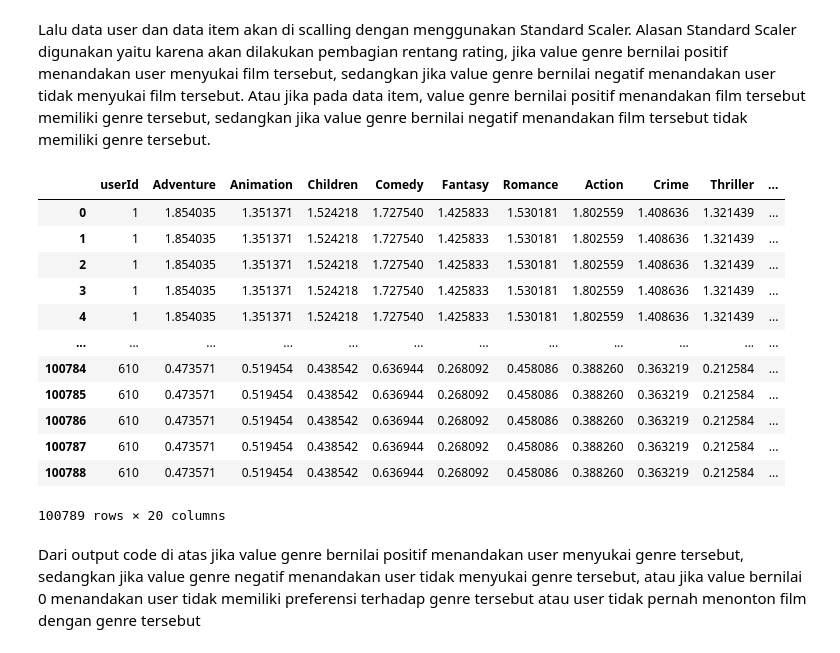
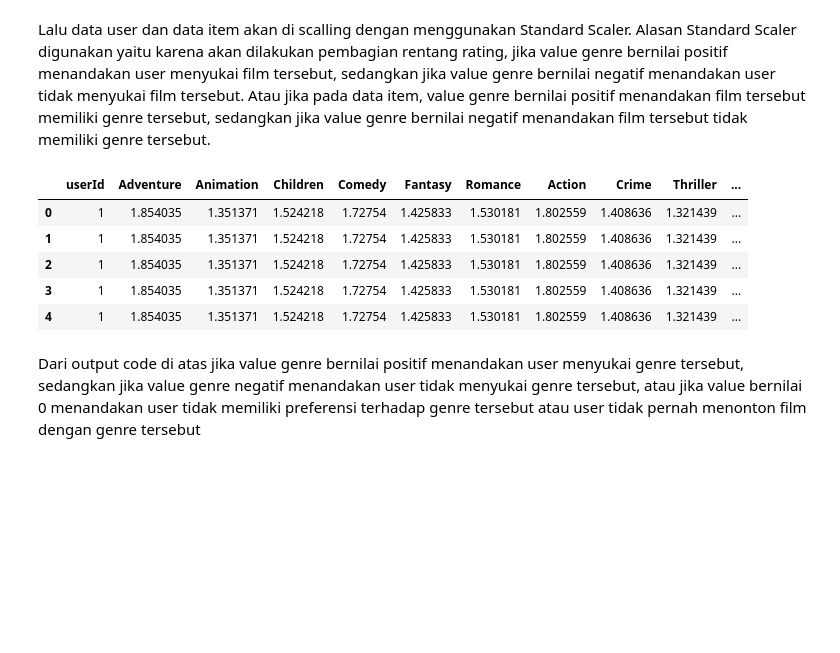
Before and after one commit to mausneg/Movie-Lens-Recommendation-System, a Jupyter notebook: submission.ipynb, the cells around one changed output. Cells and saved outputs as stored; diff of their text form; code cells hidden in the pictures; blank space fills up the shorter version.

```diff
--- a/submission.ipynb
+++ b/submission.ipynb
@@ -496,21 +475,14 @@ scaler_item.fit(df_item[genre_columns])
 df_user[genre_columns] = scaler_user.transform(df_user[genre_columns])
 df_item[genre_columns] = scaler_item.transform(df_item[genre_columns])
 # %%
-df_user
+df_user.head()
 # %% [output]
 |  | userId | Adventure | Animation | Children | Comedy | Fantasy | Romance | Action | Crime | Thriller | ... |
-| 0 | 1 | 1.854035 | 1.351371 | 1.524218 | 1.727540 | 1.425833 | 1.530181 | 1.802559 | 1.408636 | 1.321439 | ... |
-| 1 | 1 | 1.854035 | 1.351371 | 1.524218 | 1.727540 | 1.425833 | 1.530181 | 1.802559 | 1.408636 | 1.321439 | ... |
-| 2 | 1 | 1.854035 | 1.351371 | 1.524218 | 1.727540 | 1.425833 | 1.530181 | 1.802559 | 1.408636 | 1.321439 | ... |
-| 3 | 1 | 1.854035 | 1.351371 | 1.524218 | 1.727540 | 1.425833 | 1.530181 | 1.802559 | 1.408636 | 1.321439 | ... |
-| 4 | 1 | 1.854035 | 1.351371 | 1.524218 | 1.727540 | 1.425833 | 1.530181 | 1.802559 | 1.408636 | 1.321439 | ... |
-| ... | ... | ... | ... | ... | ... | ... | ... | ... | ... | ... | ... |
-| 100784 | 610 | 0.473571 | 0.519454 | 0.438542 | 0.636944 | 0.268092 | 0.458086 | 0.388260 | 0.363219 | 0.212584 | ... |
-| 100785 | 610 | 0.473571 | 0.519454 | 0.438542 | 0.636944 | 0.268092 | 0.458086 | 0.388260 | 0.363219 | 0.212584 | ... |
-| 100786 | 610 | 0.473571 | 0.519454 | 0.438542 | 0.636944 | 0.268092 | 0.458086 | 0.388260 | 0.363219 | 0.212584 | ... |
-| 100787 | 610 | 0.473571 | 0.519454 | 0.438542 | 0.636944 | 0.268092 | 0.458086 | 0.388260 | 0.363219 | 0.212584 | ... |
-| 100788 | 610 | 0.473571 | 0.519454 | 0.438542 | 0.636944 | 0.268092 | 0.458086 | 0.388260 | 0.363219 | 0.212584 | ... |
+| 0 | 1 | 1.854035 | 1.351371 | 1.524218 | 1.72754 | 1.425833 | 1.530181 | 1.802559 | 1.408636 | 1.321439 | ... |
+| 1 | 1 | 1.854035 | 1.351371 | 1.524218 | 1.72754 | 1.425833 | 1.530181 | 1.802559 | 1.408636 | 1.321439 | ... |
+| 2 | 1 | 1.854035 | 1.351371 | 1.524218 | 1.72754 | 1.425833 | 1.530181 | 1.802559 | 1.408636 | 1.321439 | ... |
+| 3 | 1 | 1.854035 | 1.351371 | 1.524218 | 1.72754 | 1.425833 | 1.530181 | 1.802559 | 1.408636 | 1.321439 | ... |
+| 4 | 1 | 1.854035 | 1.351371 | 1.524218 | 1.72754 | 1.425833 | 1.530181 | 1.802559 | 1.408636 | 1.321439 | ... |
-100789 rows × 20 columns
 # %% [markdown]
 Dari output code di atas jika value genre bernilai positif menandakan user menyukai genre tersebut, sedangkan jika value genre negatif menandakan user tidak menyukai genre tersebut, atau jika value bernilai 0 menandakan user tidak memiliki preferensi terhadap genre tersebut atau user tidak pernah menonton film dengan genre tersebut
 # %%
```
Also changed, not shown: parts of 4 cells of this notebook, 1 other file.
